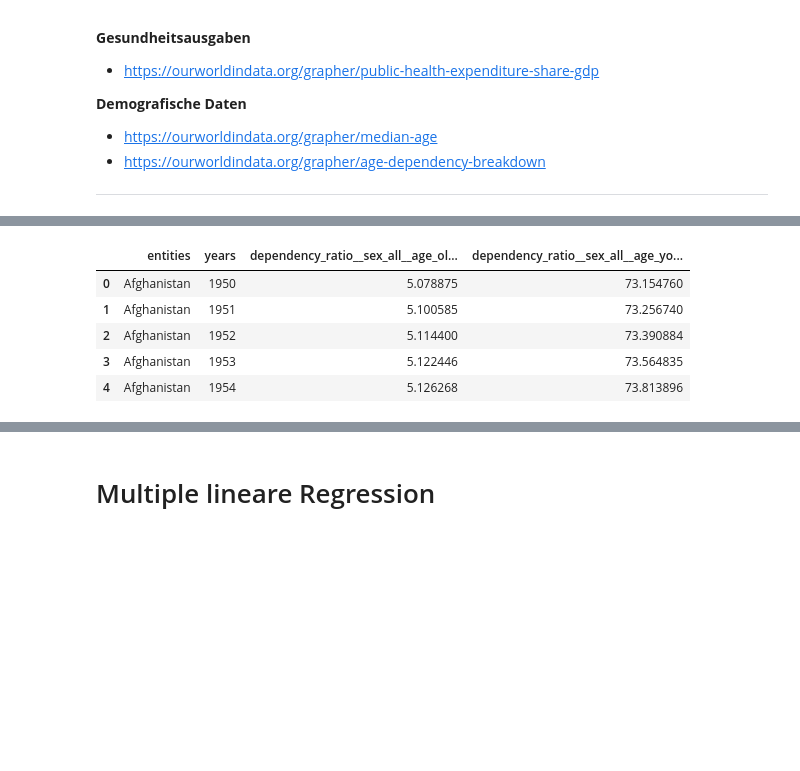
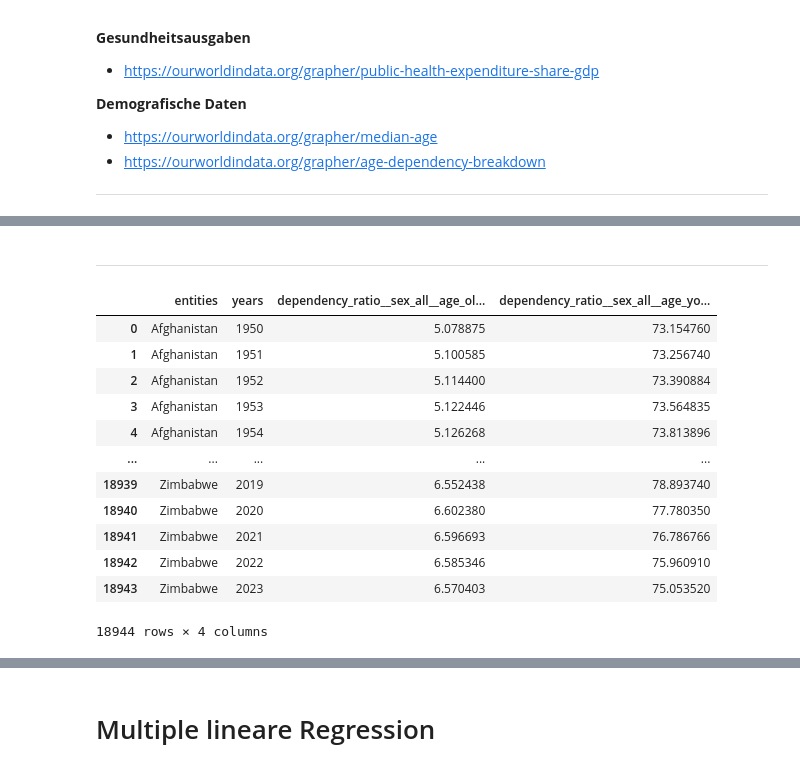
Before and after one commit to TobiasMaissen/cas_statistik_davi, a Jupyter notebook: our_world_in_data_expl.ipynb, the cells around one changed output, grey strips where cells are left out. Saved outputs shown, nothing was run; the diff lists cells and outputs as text; code cells hidden in the pictures; blank space fills up the shorter version.

```diff
--- a/our_world_in_data_expl.ipynb
+++ b/our_world_in_data_expl.ipynb
@@ -105,9 +270,18 @@ median_age_df.head()
+# %% [markdown]
+---
 # %%
-dependency_df.head()
+dependency_df
 # %% [output]
 |  | entities | years | dependency_ratio__sex_all__age_ol... | dependency_ratio__sex_all__age_yo... |
 | 0 | Afghanistan | 1950 | 5.078875 | 73.154760 |
 | 1 | Afghanistan | 1951 | 5.100585 | 73.256740 |
 | 2 | Afghanistan | 1952 | 5.114400 | 73.390884 |
 | 3 | Afghanistan | 1953 | 5.122446 | 73.564835 |
 | 4 | Afghanistan | 1954 | 5.126268 | 73.813896 |
+| ... | ... | ... | ... | ... |
+| 18939 | Zimbabwe | 2019 | 6.552438 | 78.893740 |
+| 18940 | Zimbabwe | 2020 | 6.602380 | 77.780350 |
+| 18941 | Zimbabwe | 2021 | 6.596693 | 76.786766 |
+| 18942 | Zimbabwe | 2022 | 6.585346 | 75.960910 |
+| 18943 | Zimbabwe | 2023 | 6.570403 | 75.053520 |
+18944 rows × 4 columns
```
Also changed, not shown: parts of 45 cells of this notebook.
